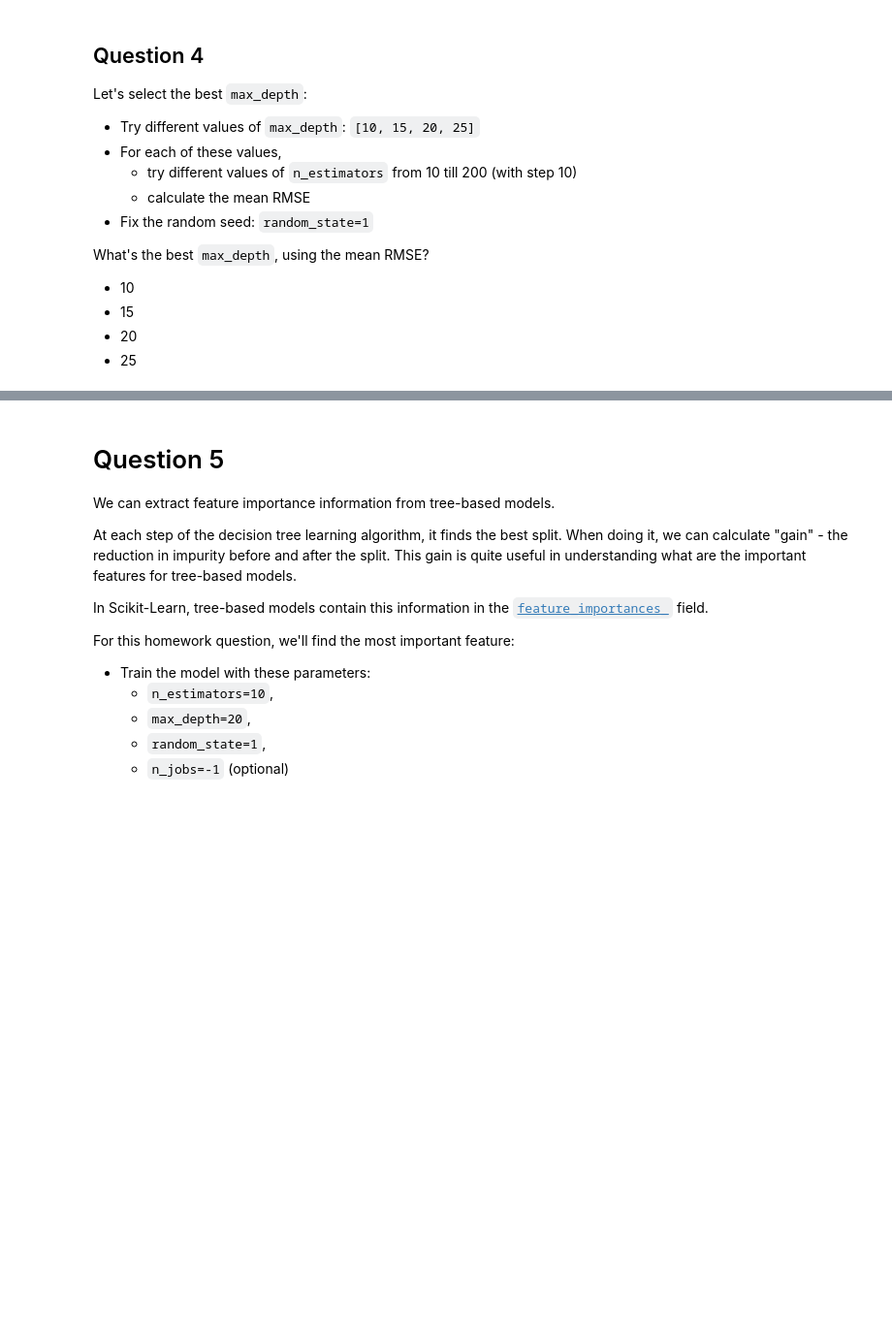
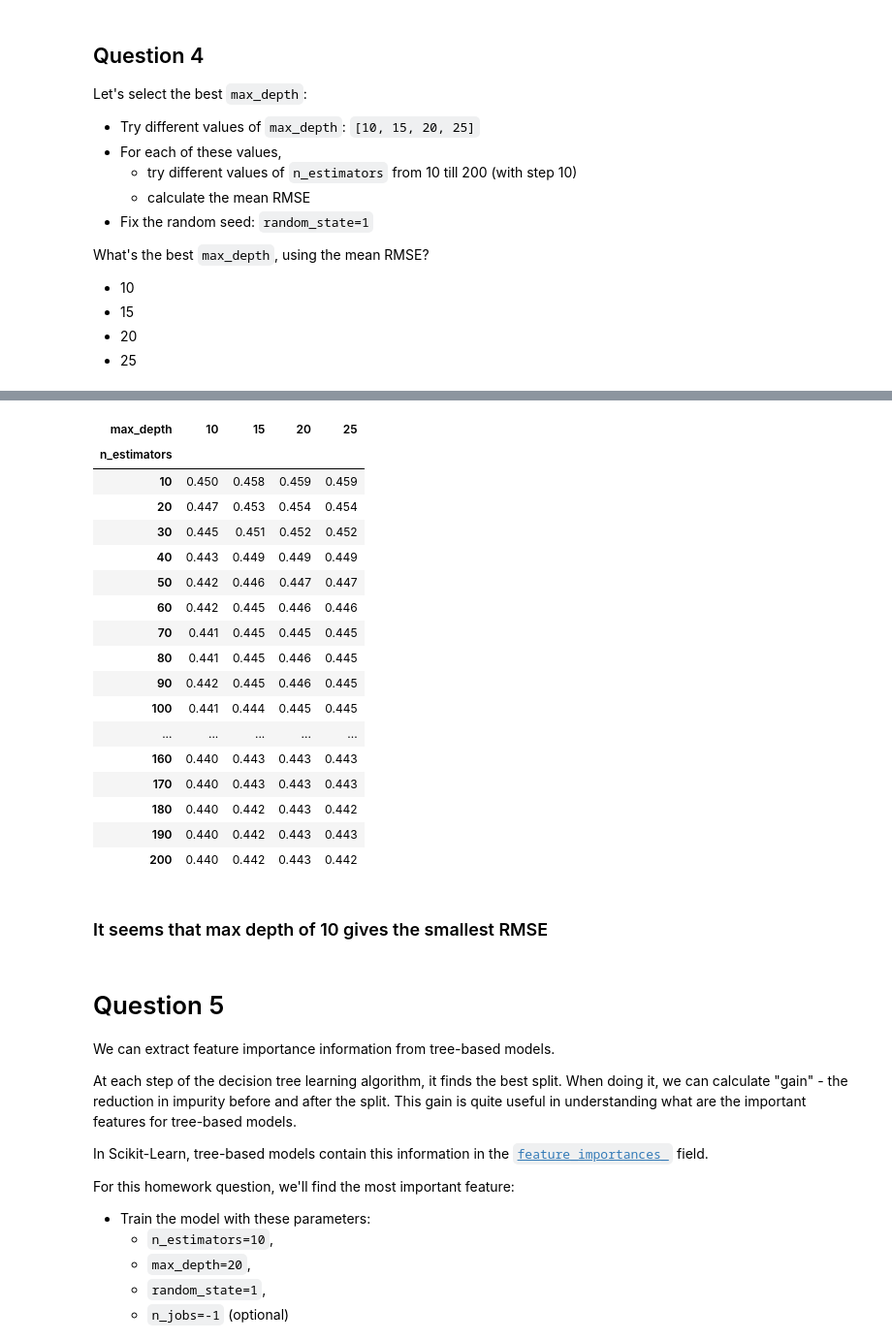
Before and after one commit to evvladimirov/machine-learning-zoomcamp-2025, a Jupyter notebook: 06-trees/homework_06_trees.ipynb, the cells around one changed output, grey strips where cells are left out. Shown at 97% size. Saved outputs shown, nothing was run; the diff lists cells and outputs as text; code cells hidden in the pictures; blank space fills up the shorter version.

```diff
--- a/06-trees/homework_06_trees.ipynb
+++ b/06-trees/homework_06_trees.ipynb
@@ -230,3 +230,24 @@ What's the best `max_depth`, using the mean RMSE?
 * 15
 * 20
 * 25
+# %%
+max_depths = [10, 15, 20, 25]
+
+# dict to keep (max_depth, n_estimators, rmse)
+md_n_est_md_rmse = []
+
+for md in max_depths:
+    for n_est_md in n_estimators:
+        rfr_md = RandomForestRegressor(
+            n_estimators=n_est_md,
+            max_depth=md,
+            random_state=RANDOM_STATE)
+
+        rfr_md.fit(X_train, y_train)
+
+        y_pred = rfr_md.predict(X_val)
+        rmse_md = root_mean_squared_error(y_val, y_pred)
+
+        md_n_est_md_rmse.append((md, n_est_md, rmse_md))
+
+md_n_est_md_rmse
@@ -233,3 +272,34 @@ What's the best `max_depth`, using the mean RMSE?
+# %%
+import seaborn as sns
+
+df_md_n_est_rmse = pd.DataFrame(md_n_est_md_rmse, columns=['max_depth', 'n_estimators', 'rmse'])
+
+df_pivot = df_md_n_est_rmse.pivot(index='n_estimators', columns='max_depth', values='rmse').round(3)
+
+sns.heatmap(df_pivot, annot=True, fmt='.3f')
+# %%
+df_pivot.round(3)
+# %% [output]
+| max_depth | 10 | 15 | 20 | 25 |
+| n_estimators |  |  |  |  |
+| 10 | 0.450 | 0.458 | 0.459 | 0.459 |
+| 20 | 0.447 | 0.453 | 0.454 | 0.454 |
+| 30 | 0.445 | 0.451 | 0.452 | 0.452 |
+| 40 | 0.443 | 0.449 | 0.449 | 0.449 |
+| 50 | 0.442 | 0.446 | 0.447 | 0.447 |
+| 60 | 0.442 | 0.445 | 0.446 | 0.446 |
+| 70 | 0.441 | 0.445 | 0.445 | 0.445 |
+| 80 | 0.441 | 0.445 | 0.446 | 0.445 |
+| 90 | 0.442 | 0.445 | 0.446 | 0.445 |
+| 100 | 0.441 | 0.444 | 0.445 | 0.445 |
+| ... | ... | ... | ... | ... |
+| 160 | 0.440 | 0.443 | 0.443 | 0.443 |
+| 170 | 0.440 | 0.443 | 0.443 | 0.443 |
+| 180 | 0.440 | 0.442 | 0.443 | 0.442 |
+| 190 | 0.440 | 0.442 | 0.443 | 0.443 |
+| 200 | 0.440 | 0.442 | 0.443 | 0.442 |
+# %% [markdown]
+### It seems that max depth of 10 gives the smallest RMSE
 # %% [markdown]
 # Question 5
 
```
Also changed, not shown: parts of 2 cells of this notebook.
